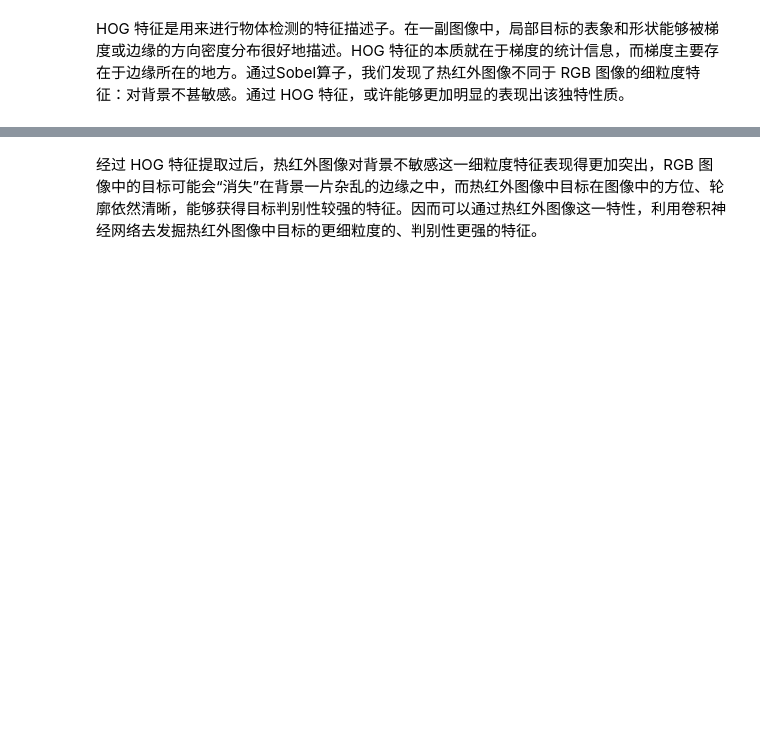
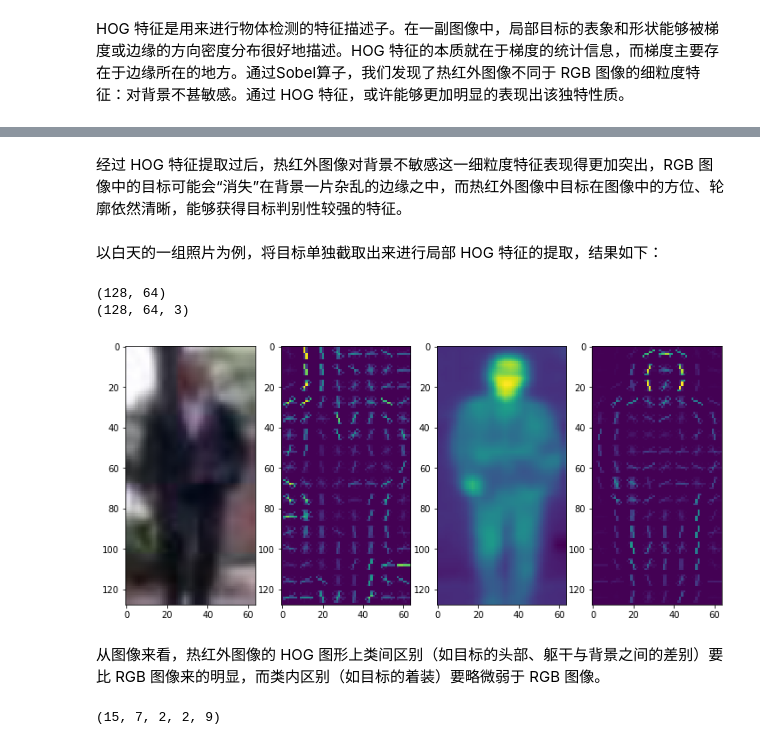
Before and after one commit to HanlynnKe/TIR-Tracking, a Jupyter notebook: FFB-TIR-tracking-1.ipynb, the cells around one changed output, grey strips where cells are left out. Drawn from its saved outputs; the diff is of its cells as text; code cells hidden in the pictures; blank space fills up the shorter version.

```diff
--- a/FFB-TIR-tracking-1.ipynb
+++ b/FFB-TIR-tracking-1.ipynb
@@ -184,2 +205,50 @@ plt.show()
 # %% [markdown]
-经过 HOG 特征提取过后，热红外图像对背景不敏感这一细粒度特征表现得更加突出，RGB 图像中的目标可能会“消失”在背景一片杂乱的边缘之中，而热红外图像中目标在图像中的方位、轮廓依然清晰，能够获得目标判别性较强的特征。因而可以通过热红外图像这一特性，利用卷积神经网络去发掘热红外图像中目标的更细粒度的、判别性更强的特征。
+经过 HOG 特征提取过后，热红外图像对背景不敏感这一细粒度特征表现得更加突出，RGB 图像中的目标可能会“消失”在背景一片杂乱的边缘之中，而热红外图像中目标在图像中的方位、轮廓依然清晰，能够获得目标判别性较强的特征。
+# %% [markdown]
+以白天的一组照片为例，将目标单独截取出来进行局部 HOG 特征的提取，结果如下：
+# %%
+from PIL import Image
+from skimage import transform, feature
+
+target_t = Image.open('./data/TIR/TIR003.png')
+cropped_t = target_t.crop((138, 155, 158, 205))  # (left, upper, right, lower)
+target_t = np.array(cropped_t)
+target_t = transform.resize(target_t,(128,64))
+print(target_t.shape)
+
+target_r = Image.open('./data/RGB/RGB003.png')
+cropped_r = target_r.crop((278, 208, 303, 268))  # (left, upper, right, lower)
+target_r = np.array(cropped_r)
+target_r = transform.resize(target_r,(128,64))
+print(target_r.shape)
+# %% [output]
+(128, 64)
+(128, 64, 3)
+# %%
+orient = 9
+pix_per_cell = 8
+cell_per_block = 2
+
+hog_day_target_r_features, hog_day_target_r = feature.hog(target_r, orientations=orient, multichannel=True,
+                                                    pixels_per_cell=(pix_per_cell, pix_per_cell),
+                                                    cells_per_block=(cell_per_block, cell_per_block),
+                                                    visualize=True, feature_vector=False)
+hog_day_target_t_features, hog_day_target_t = feature.hog(target_t, orientations=orient, multichannel=False,
+                                                    pixels_per_cell=(pix_per_cell, pix_per_cell),
+                                                    cells_per_block=(cell_per_block, cell_per_block),
+                                                    visualize=True, feature_vector=False)
+
+fig_target_day, ax_target_day = plt.subplots(nrows=1, ncols=4, figsize = (12, 6))
+ax_target_day[0].imshow(target_r)
+ax_target_day[1].imshow(hog_day_target_r)
+ax_target_day[2].imshow(target_t)
+ax_target_day[3].imshow(hog_day_target_t)
+plt.show()
+# %% [output]
+[figure, added]
+# %% [markdown]
+从图像来看，热红外图像的 HOG 图形上类间区别（如目标的头部、躯干与背景之间的差别）要比 RGB 图像来的明显，而类内区别（如目标的着装）要略微弱于 RGB 图像。
+# %%
+print(hog_day_target_t_features.shape)
+# %% [output]
+(15, 7, 2, 2, 9)
```
Also changed, not shown: parts of 11 cells of this notebook.
